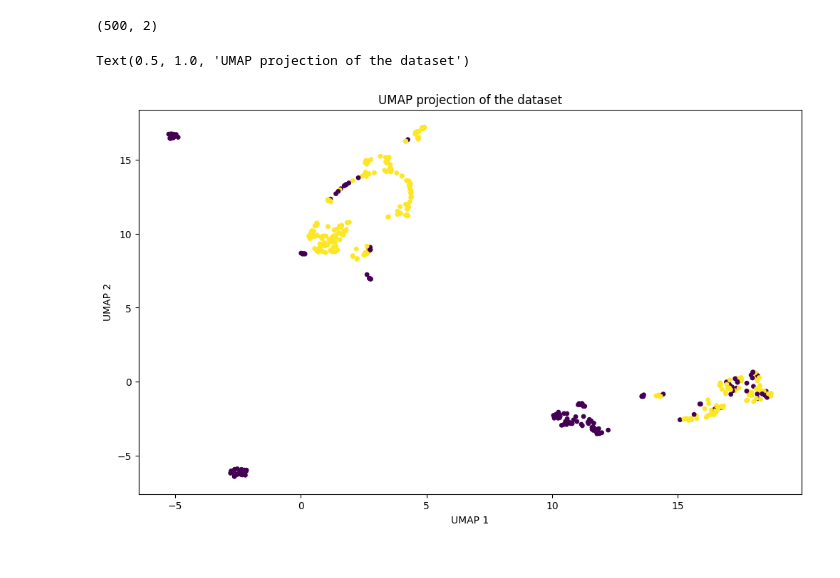
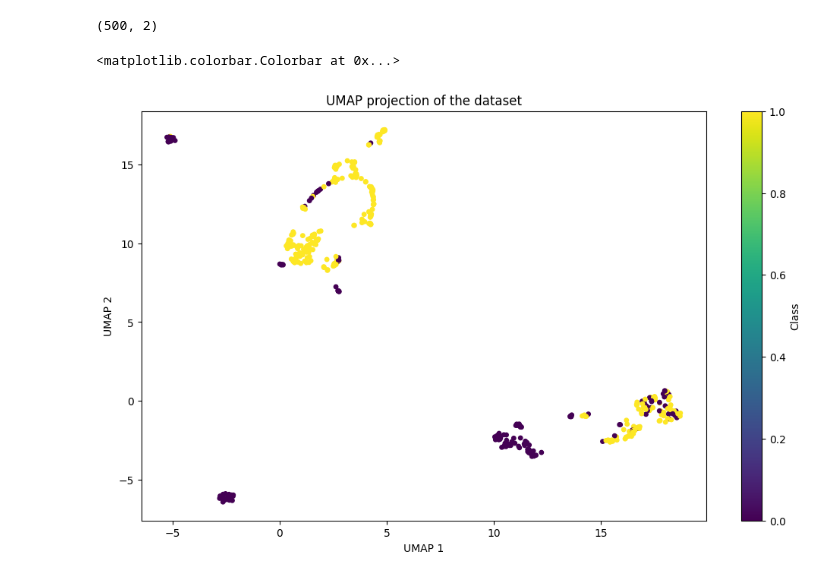
Before and after one commit to Marcin-Sadowy/Introduction-to-Machine-Learning-Project-10-Network-intrusion-detection, a Jupyter notebook: Intrusion_detection.ipynb, the cells around one changed output. Cells and saved outputs as stored; diff of their text form; code cells hidden in the pictures.

Commit message:
added legend to umap plot

```diff
--- a/Intrusion_detection.ipynb
+++ b/Intrusion_detection.ipynb
@@ -346,21 +346,21 @@ X_umap_train.shape
 # %%
 #Plot the UMAP (only the first 500 points)
 plt.figure(figsize=(12,7))
 
-plt.scatter(
+scatter = plt.scatter(
             X_umap_train[:500, 0],
             X_umap_train[:500, 1],
             c=y_train_clean[:500],
             cmap='viridis',
             s=15)
 
 plt.xlabel('UMAP 1')
 plt.ylabel('UMAP 2')
 
 plt.title('UMAP projection of the dataset')
 # %% [output]
-Text(0.5, 1.0, 'UMAP projection of the dataset')
+<matplotlib.colorbar.Colorbar at 0x...>
-[figure, old version]
+[figure, new version]
 # %%
 #Transform the preprocessed test data using the umap which was fitted to the training data
 
```
